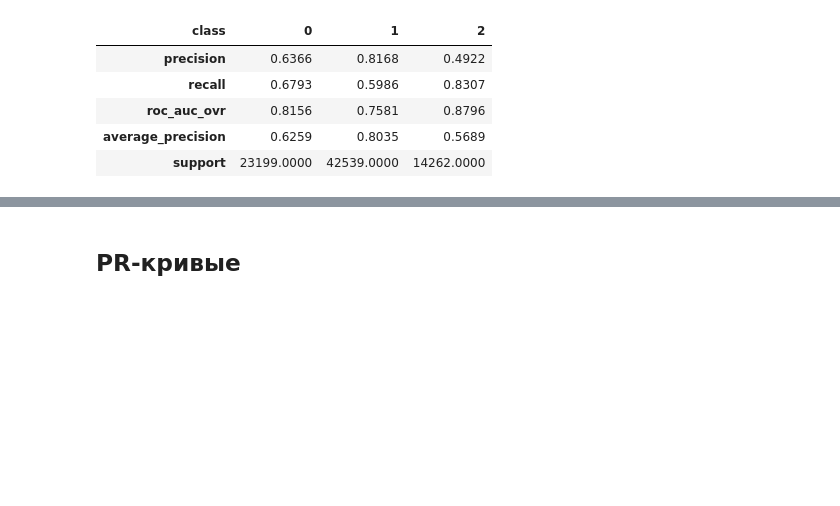
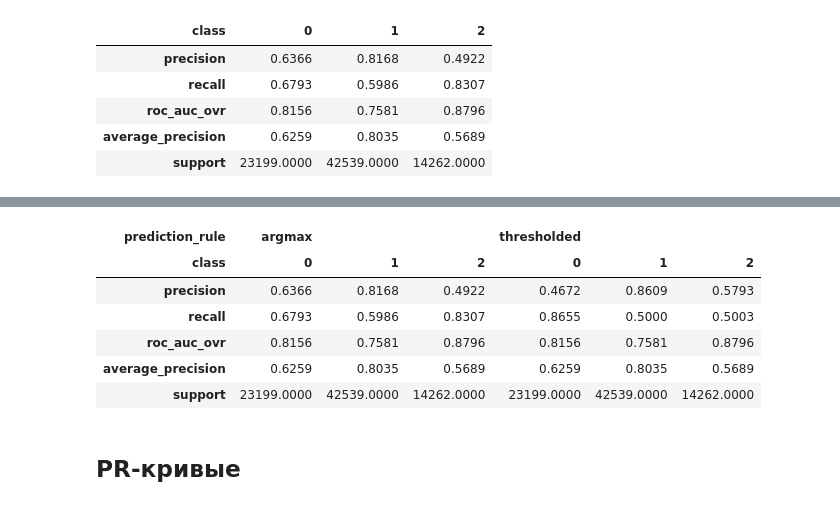
Before and after one commit to Stolide-anseed/Credit-Score, a Jupyter notebook: notebooks/experiment_pipeline.ipynb, the cells around one changed output, grey strips where cells are left out. Saved outputs shown, nothing was run; the diff lists cells and outputs as text; code cells hidden in the pictures; blank space fills up the shorter version.

```diff
--- a/notebooks/experiment_pipeline.ipynb
+++ b/notebooks/experiment_pipeline.ipynb
@@ -325,6 +425,37 @@ summary_metrics_df = pd.DataFrame(
 per_class_metrics_df = compute_per_class_metrics(y_true_oof, y_pred_oof, y_score_oof, classes)
 pr_curves = compute_pr_curves(y_true_oof, y_score_oof, classes)
 
+threshold_selection_df = select_priority_thresholds(
+    y_true_oof,
+    y_score_oof,
+    classes,
+    label_encoder,
+    PRIORITY_CLASSES,
+)
+thresholds_by_class_index = threshold_selection_df["threshold"].to_dict()
+y_pred_thresholded_oof = apply_priority_thresholds(y_score_oof, thresholds_by_class_index)
+
+argmax_oof_metrics = compute_fold_metrics(0, y_true_oof, y_pred_oof, y_score_oof, classes)
+thresholded_oof_metrics = compute_fold_metrics(0, y_true_oof, y_pred_thresholded_oof, y_score_oof, classes)
+oof_metrics_comparison_df = pd.DataFrame(
+    [argmax_oof_metrics, thresholded_oof_metrics],
+    index=["argmax", "thresholded"],
+).drop(columns=["fold"])
+
+thresholded_per_class_metrics_df = compute_per_class_metrics(
+    y_true_oof,
+    y_pred_thresholded_oof,
+    y_score_oof,
+    classes,
+)
+per_class_comparison_df = pd.concat(
+    {
+        "argmax": per_class_metrics_df,
+        "thresholded": thresholded_per_class_metrics_df,
+    },
+    names=["prediction_rule", "class"],
+)
+
 classes
 # %% [output]
 ['0', '1', '2']
@@ -366,3 +524,13 @@ display(per_class_metrics_df.round(4).T)
+# %%
+display(per_class_comparison_df.round(4).T)
+# %% [output]
+| prediction_rule | argmax |  |  | thresholded |  |  |
+| class | 0 | 1 | 2 | 0 | 1 | 2 |
+| precision | 0.6366 | 0.8168 | 0.4922 | 0.4672 | 0.8609 | 0.5793 |
+| recall | 0.6793 | 0.5986 | 0.8307 | 0.8655 | 0.5000 | 0.5003 |
+| roc_auc_ovr | 0.8156 | 0.7581 | 0.8796 | 0.8156 | 0.7581 | 0.8796 |
+| average_precision | 0.6259 | 0.8035 | 0.5689 | 0.6259 | 0.8035 | 0.5689 |
+| support | 23199.0000 | 42539.0000 | 14262.0000 | 23199.0000 | 42539.0000 | 14262.0000 |
 # %% [markdown]
 ## PR-кривые
 # %%
```
Also changed, not shown: parts of 6 cells of this notebook, 2 other files.
